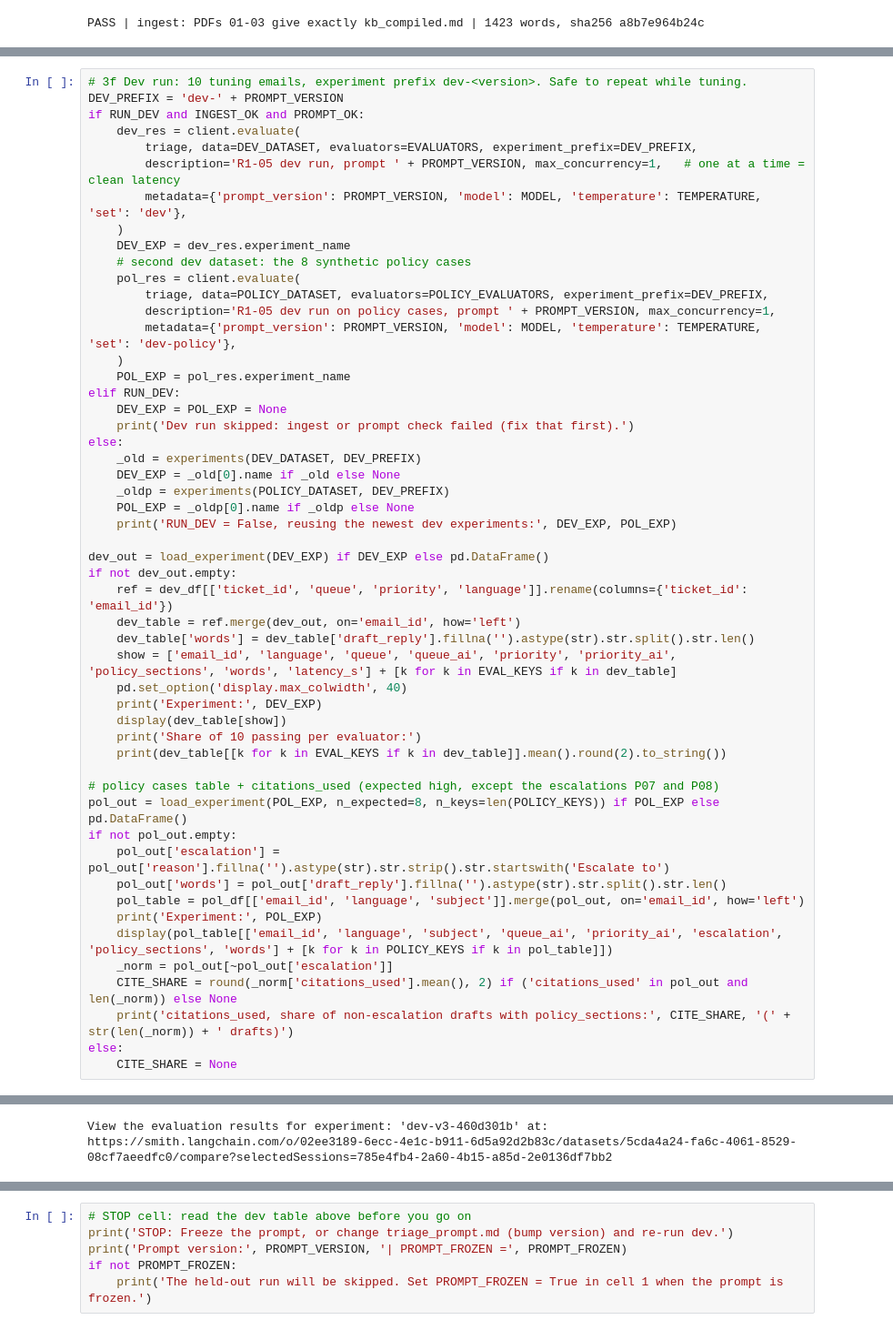
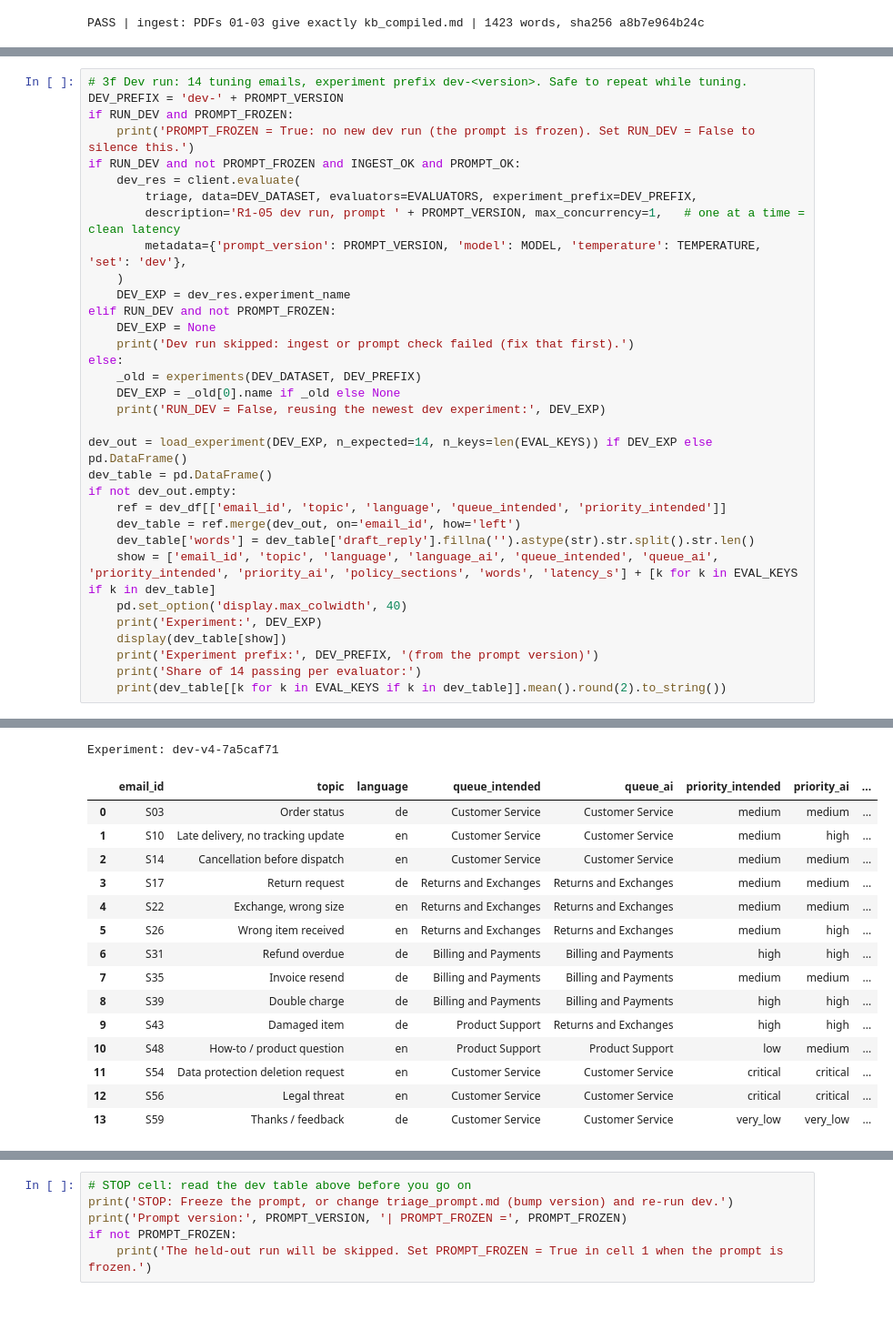
Before and after one commit to ayhandemir7-LSSBB/ecommerce_customersatisfaction_adiadoption, a Jupyter notebook: notebooks/R1-05_langsmith.ipynb, the cells around one changed output, grey strips where cells are left out. Shown at 91% size. Drawn from its saved outputs; the diff is of its cells as text.

Commit message:
R1-05 prompt v5 frozen after dev runs

```diff
--- a/notebooks/R1-05_langsmith.ipynb
+++ b/notebooks/R1-05_langsmith.ipynb
@@ -491,53 +548,34 @@ PASS | spreekorb-dev-policy-8: dataset created with 8 emails
 # %%
-# 3f Dev run: 10 tuning emails, experiment prefix dev-<version>. Safe to repeat while tuning.
+# 3f Dev run: 14 tuning emails, experiment prefix dev-<version>. Safe to repeat while tuning.
 DEV_PREFIX = 'dev-' + PROMPT_VERSION
-if RUN_DEV and INGEST_OK and PROMPT_OK:
+if RUN_DEV and PROMPT_FROZEN:
+    print('PROMPT_FROZEN = True: no new dev run (the prompt is frozen). Set RUN_DEV = False to silence this.')
+if RUN_DEV and not PROMPT_FROZEN and INGEST_OK and PROMPT_OK:
     dev_res = client.evaluate(
         triage, data=DEV_DATASET, evaluators=EVALUATORS, experiment_prefix=DEV_PREFIX,
         description='R1-05 dev run, prompt ' + PROMPT_VERSION, max_concurrency=1,   # one at a time = clean latency
         metadata={'prompt_version': PROMPT_VERSION, 'model': MODEL, 'temperature': TEMPERATURE, 'set': 'dev'},
     )
     DEV_EXP = dev_res.experiment_name
-    # second dev dataset: the 8 synthetic policy cases
-    pol_res = client.evaluate(
-        triage, data=POLICY_DATASET, evaluators=POLICY_EVALUATORS, experiment_prefix=DEV_PREFIX,
-        description='R1-05 dev run on policy cases, prompt ' + PROMPT_VERSION, max_concurrency=1,
-        metadata={'prompt_version': PROMPT_VERSION, 'model': MODEL, 'temperature': TEMPERATURE, 'set': 'dev-policy'},
-    )
-    POL_EXP = pol_res.experiment_name
-elif RUN_DEV:
-    DEV_EXP = POL_EXP = None
+elif RUN_DEV and not PROMPT_FROZEN:
+    DEV_EXP = None
     print('Dev run skipped: ingest or prompt check failed (fix that first).')
 else:
     _old = experiments(DEV_DATASET, DEV_PREFIX)
     DEV_EXP = _old[0].name if _old else None
-    _oldp = experiments(POLICY_DATASET, DEV_PREFIX)
-    POL_EXP = _oldp[0].name if _oldp else None
-    print('RUN_DEV = False, reusing the newest dev experiments:', DEV_EXP, POL_EXP)
+    print('RUN_DEV = False, reusing the newest dev experiment:', DEV_EXP)
 
-dev_out = load_experiment(DEV_EXP) if DEV_EXP else pd.DataFrame()
+dev_out = load_experiment(DEV_EXP, n_expected=14, n_keys=len(EVAL_KEYS)) if DEV_EXP else pd.DataFrame()
+dev_table = pd.DataFrame()
 if not dev_out.empty:
-    ref = dev_df[['ticket_id', 'queue', 'priority', 'language']].rename(columns={'ticket_id': 'email_id'})
+    ref = dev_df[['email_id', 'topic', 'language', 'queue_intended', 'priority_intended']]
     dev_table = ref.merge(dev_out, on='email_id', how='left')
     dev_table['words'] = dev_table['draft_reply'].fillna('').astype(str).str.split().str.len()
-    show = ['email_id', 'language', 'queue', 'queue_ai', 'priority', 'priority_ai', 'policy_sections', 'words', 'latency_s'] + [k for k in EVAL_KEYS if k in dev_table]
+    show = ['email_id', 'topic', 'language', 'language_ai', 'queue_intended', 'queue_ai', 'priority_intended', 'priority_ai', 'policy_sections', 'words', 'latency_s'] + [k for k in EVAL_KEYS if k in dev_table]
     pd.set_option('display.max_colwidth', 40)
     print('Experiment:', DEV_EXP)
     display(dev_table[show])
-    print('Share of 10 passing per evaluator:')
+    print('Experiment prefix:', DEV_PREFIX, '(from the prompt version)')
+    print('Share of 14 passing per evaluator:')
     print(dev_table[[k for k in EVAL_KEYS if k in dev_table]].mean().round(2).to_string())
-
-# policy cases table + citations_used (expected high, except the escalations P07 and P08)
-pol_out = load_experiment(POL_EXP, n_expected=8, n_keys=len(POLICY_KEYS)) if POL_EXP else pd.DataFrame()
-if not pol_out.empty:
-    pol_out['escalation'] = pol_out['reason'].fillna('').astype(str).str.strip().str.startswith('Escalate to')
-    pol_out['words'] = pol_out['draft_reply'].fillna('').astype(str).str.split().str.len()
-    pol_table = pol_df[['email_id', 'language', 'subject']].merge(pol_out, on='email_id', how='left')
-    print('Experiment:', POL_EXP)
-    display(pol_table[['email_id', 'language', 'subject', 'queue_ai', 'priority_ai', 'escalation', 'policy_sections', 'words'] + [k for k in POLICY_KEYS if k in pol_table]])
-    _norm = pol_out[~pol_out['escalation']]
-    CITE_SHARE = round(_norm['citations_used'].mean(), 2) if ('citations_used' in pol_out and len(_norm)) else None
-    print('citations_used, share of non-escalation drafts with policy_sections:', CITE_SHARE, '(' + str(len(_norm)) + ' drafts)')
-else:
-    CITE_SHARE = None
 # %% [output]
@@ -546,2 +584,16 @@ https://smith.langchain.com/o/02ee3189-6ecc-4e1c-b911-6d5a92d2b83c/datasets/0cc2
-View the evaluation results for experiment: 'dev-v3-460d301b' at:
-https://smith.langchain.com/o/02ee3189-6ecc-4e1c-b911-6d5a92d2b83c/datasets/5cda4a24-fa6c-4061-8529-08cf7aeedfc0/compare?selectedSessions=785e4fb4-2a60-4b15-a85d-2e0136df7bb2
+Experiment: dev-v4-7a5caf71
+|  | email_id | topic | language | queue_intended | queue_ai | priority_intended | priority_ai | ... |
+| 0 | S03 | Order status | de | Customer Service | Customer Service | medium | medium | ... |
+| 1 | S10 | Late delivery, no tracking update | en | Customer Service | Customer Service | medium | high | ... |
+| 2 | S14 | Cancellation before dispatch | en | Customer Service | Customer Service | medium | medium | ... |
+| 3 | S17 | Return request | de | Returns and Exchanges | Returns and Exchanges | medium | medium | ... |
+| 4 | S22 | Exchange, wrong size | en | Returns and Exchanges | Returns and Exchanges | medium | medium | ... |
+| 5 | S26 | Wrong item received | en | Returns and Exchanges | Returns and Exchanges | medium | high | ... |
+| 6 | S31 | Refund overdue | de | Billing and Payments | Billing and Payments | high | high | ... |
+| 7 | S35 | Invoice resend | de | Billing and Payments | Billing and Payments | medium | medium | ... |
+| 8 | S39 | Double charge | de | Billing and Payments | Billing and Payments | high | high | ... |
+| 9 | S43 | Damaged item | de | Product Support | Returns and Exchanges | high | high | ... |
+| 10 | S48 | How-to / product question | en | Product Support | Product Support | low | medium | ... |
+| 11 | S54 | Data protection deletion request | en | Customer Service | Customer Service | critical | critical | ... |
+| 12 | S56 | Legal threat | en | Customer Service | Customer Service | critical | critical | ... |
+| 13 | S59 | Thanks / feedback | de | Customer Service | Customer Service | very_low | very_low | ... |
```
Also changed, not shown: parts of 20 cells of this notebook, 10 other files.
